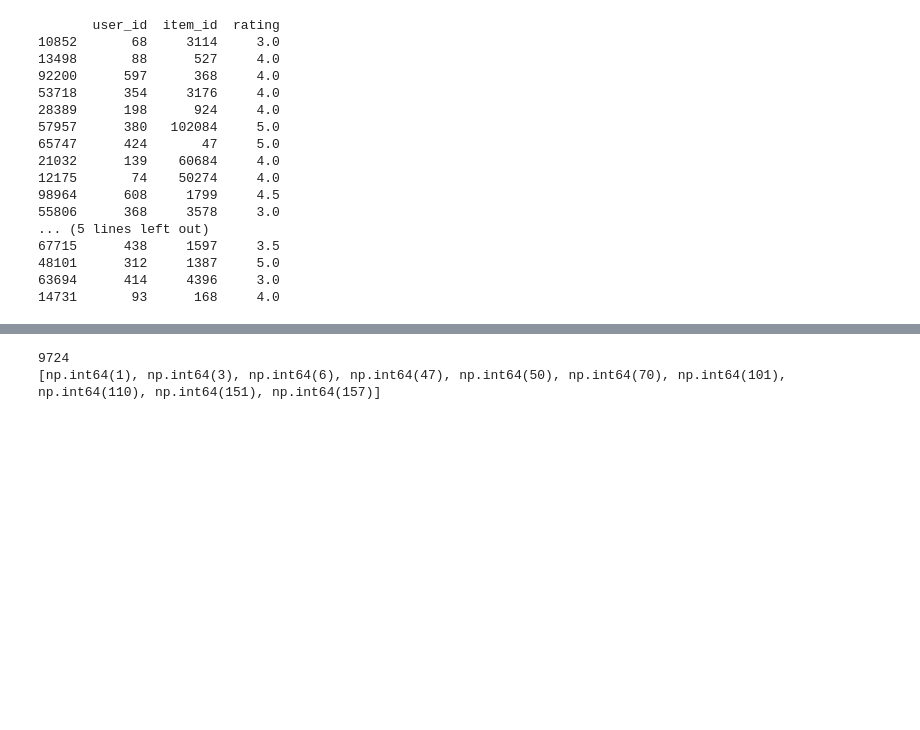
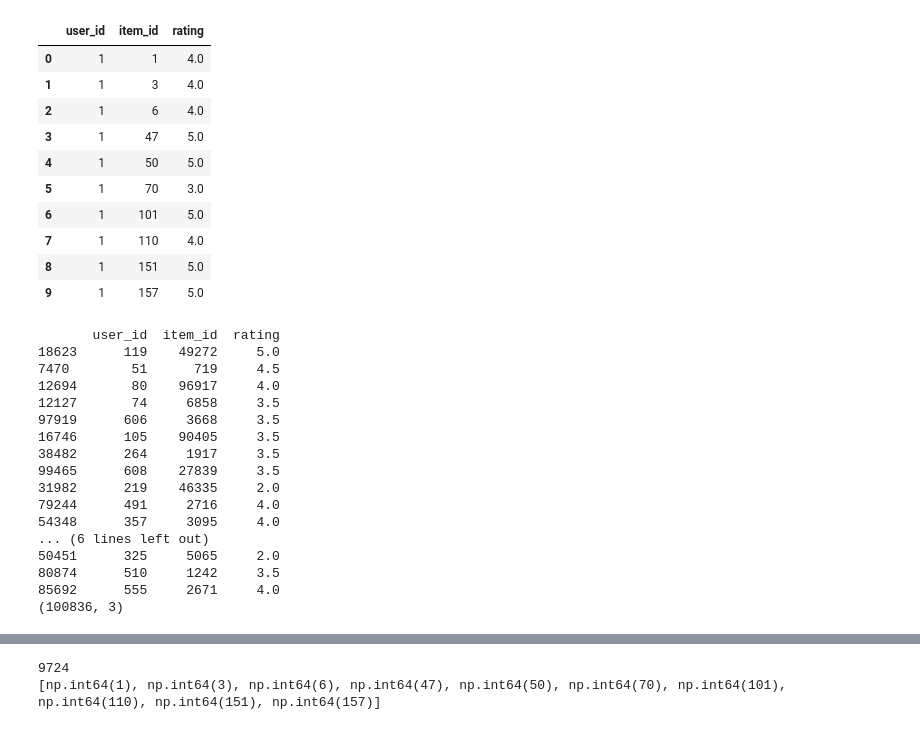
Before and after one commit to jzaletelj/OTK25, a Jupyter notebook: Lab_04/solutions/2026-07_MF_03a_S.ipynb, the cells around one changed output, grey strips where cells are left out. Cells and saved outputs as stored; diff of their text form; code cells hidden in the pictures; blank space fills up the shorter version.

```diff
--- a/Lab_04/solutions/2026-07_MF_03a_S.ipynb
+++ b/Lab_04/solutions/2026-07_MF_03a_S.ipynb
@@ -8,11 +8,25 @@ import matplotlib.pyplot as plt
 # %%
 # 1.2 Load Movielens dataset (example: 100k dataset)
 # Replace 'ratings.csv' with the actual path to your dataset
 ratings = pd.read_csv('MovieLens/ratings.csv')
 
 # Preprocess data: Keep only 'userId', 'movieId', and 'rating' columns
 ratings = ratings[['userId', 'movieId', 'rating']]
 ratings.columns = ['user_id', 'item_id', 'rating']
+
+ratings.head(10)
+# %% [output]
+|  | user_id | item_id | rating |
+| 0 | 1 | 1 | 4.0 |
+| 1 | 1 | 3 | 4.0 |
+| 2 | 1 | 6 | 4.0 |
+| 3 | 1 | 47 | 5.0 |
+| 4 | 1 | 50 | 5.0 |
+| 5 | 1 | 70 | 3.0 |
+| 6 | 1 | 101 | 5.0 |
+| 7 | 1 | 110 | 4.0 |
+| 8 | 1 | 151 | 5.0 |
+| 9 | 1 | 157 | 5.0 |
 # %%
 
 # 1.3 Train-test split
@@ -29,24 +43,25 @@ traintest_data, eval_data = train_test_split(ratings, test_size=0.5) #, random_s
 train_data, test_data = train_test_split(traintest_data, test_size=0.2) #, random_state=42)
 
 print(test_data.head(20))
+print(ratings.shape)
 # %% [output]
        user_id  item_id  rating
-10852       68     3114     3.0
-13498       88      527     4.0
-92200      597      368     4.0
-53718      354     3176     4.0
-28389      198      924     4.0
-57957      380   102084     5.0
-65747      424       47     5.0
-21032      139    60684     4.0
-12175       74    50274     4.0
-98964      608     1799     4.5
-55806      368     3578     3.0
-... (5 lines left out)
-67715      438     1597     3.5
-48101      312     1387     5.0
-63694      414     4396     3.0
-14731       93      168     4.0
+18623      119    49272     5.0
+7470        51      719     4.5
+12694       80    96917     4.0
+12127       74     6858     3.5
+97919      606     3668     3.5
+16746      105    90405     3.5
+38482      264     1917     3.5
+99465      608    27839     3.5
+31982      219    46335     2.0
+79244      491     2716     4.0
+54348      357     3095     4.0
+... (6 lines left out)
+50451      325     5065     2.0
+80874      510     1242     3.5
+85692      555     2671     4.0
+(100836, 3)
 # %%
 # 1.4 Map user and item IDs to indices
 
```
Also changed, not shown: parts of 11 cells of this notebook, 3 other files.
